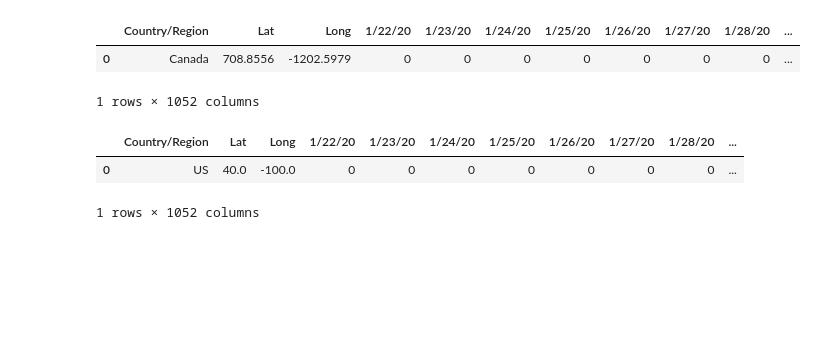
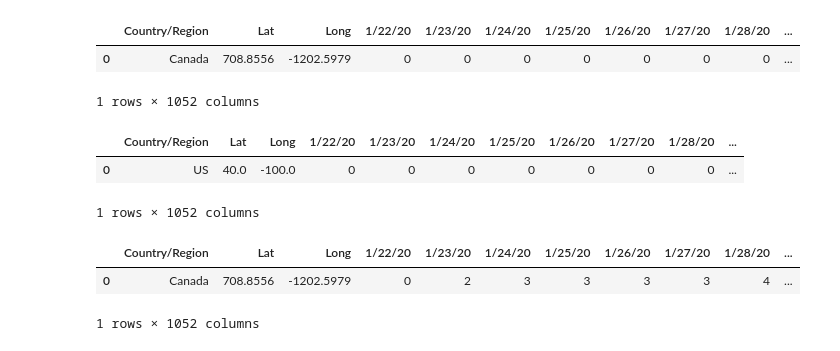
Before and after one commit to AIDA-Saskatchewan-polytechnic/Final_project_by_Naveen-Nilesh, a Jupyter notebook: Source/final_project.ipynb, the cells around one changed output. Cells and saved outputs as stored; diff of their text form; code cells hidden in the pictures; blank space fills up the shorter version.

Commit message:
#Grouping Canada Confirmed Cases & Resetting Index

```diff
--- a/Source/final_project.ipynb
+++ b/Source/final_project.ipynb
@@ -323,3 +323,11 @@ dataFrame_US_Death_Cases
 |  | Country/Region | Lat | Long | 1/22/20 | 1/23/20 | 1/24/20 | 1/25/20 | 1/26/20 | 1/27/20 | 1/28/20 | ... |
 | 0 | US | 40.0 | -100.0 | 0 | 0 | 0 | 0 | 0 | 0 | 0 | ... |
 1 rows × 1052 columns
+# %%
+#Grouping Canada Confirmed Cases and Resetting Index
+dataFrame_Canada_Confirmed_Cases = dataFrame_confirm_cases[dataFrame_confirm_cases['Country/Region'] == "Canada"].groupby("Country/Region").sum().reset_index()
+dataFrame_Canada_Confirmed_Cases
+# %% [output]
+|  | Country/Region | Lat | Long | 1/22/20 | 1/23/20 | 1/24/20 | 1/25/20 | 1/26/20 | 1/27/20 | 1/28/20 | ... |
+| 0 | Canada | 708.8556 | -1202.5979 | 0 | 2 | 3 | 3 | 3 | 3 | 4 | ... |
+1 rows × 1052 columns
```
